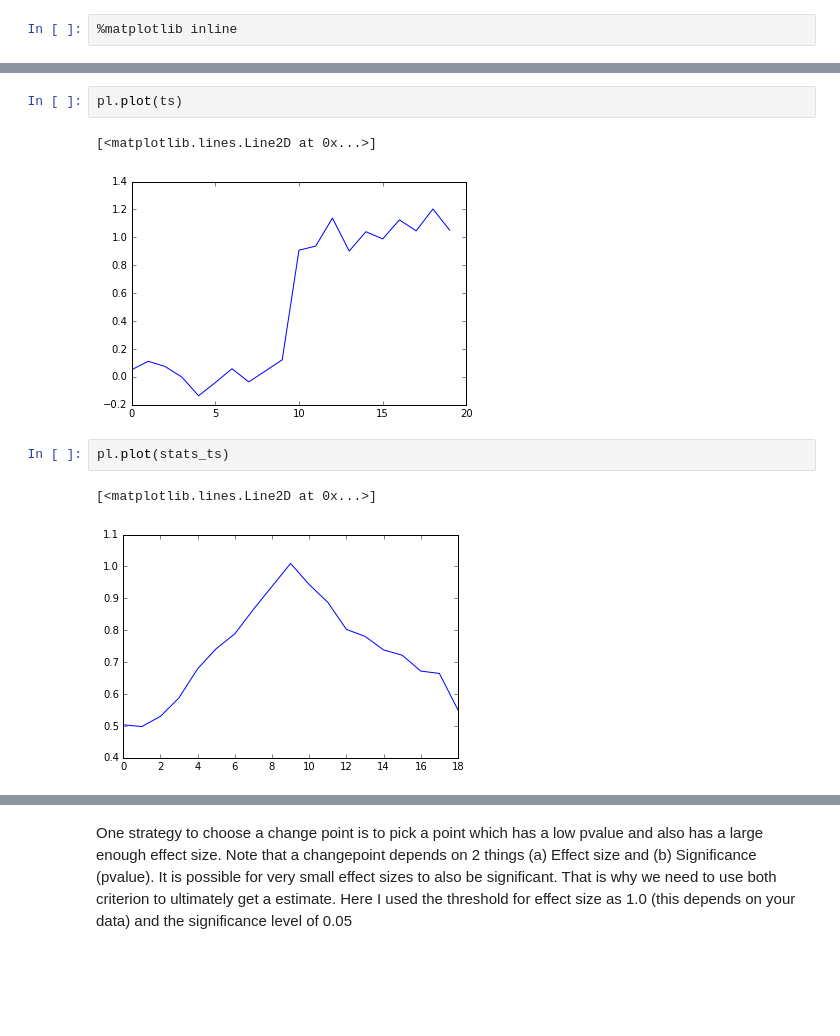
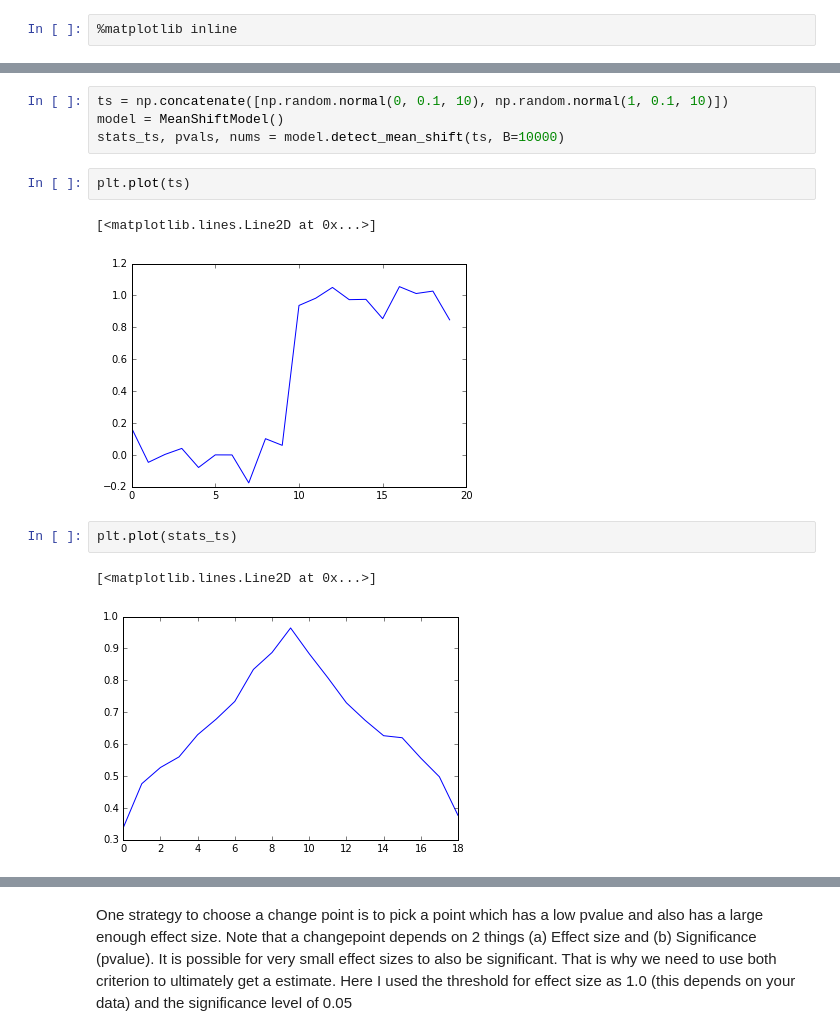
Before and after one commit to viveksck/changepoint, a Jupyter notebook: changepoint_notebook.ipynb, the cells around one changed output, grey strips where cells are left out. Cells and saved outputs as stored; diff of their text form; blank space fills up the shorter version.

```diff
--- a/changepoint_notebook.ipynb
+++ b/changepoint_notebook.ipynb
@@ -13,13 +13,17 @@ import pylab as pl
+# %%
+ts = np.concatenate([np.random.normal(0, 0.1, 10), np.random.normal(1, 0.1, 10)])
+model = MeanShiftModel()
+stats_ts, pvals, nums = model.detect_mean_shift(ts, B=10000)
 # %%
-pl.plot(ts)
+plt.plot(ts)
 # %% [output]
 [<matplotlib.lines.Line2D at 0x...>]
-[figure, old version]
+[figure, new version]
 # %%
-pl.plot(stats_ts)
+plt.plot(stats_ts)
 # %% [output]
 [<matplotlib.lines.Line2D at 0x...>]
-[figure, old version]
+[figure, new version]
 # %%
 pvals
 # %% [output]
```
Also changed, not shown: parts of 10 cells of this notebook, 3 other files.
